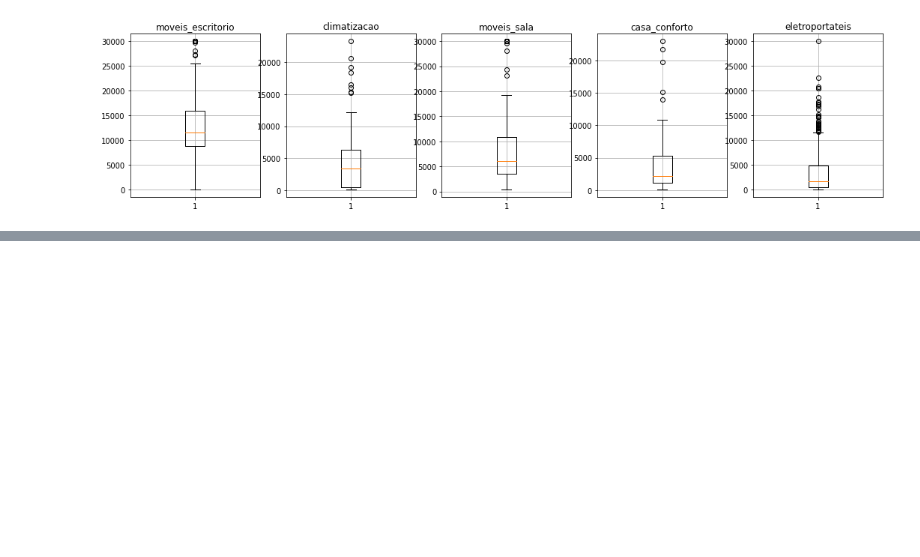
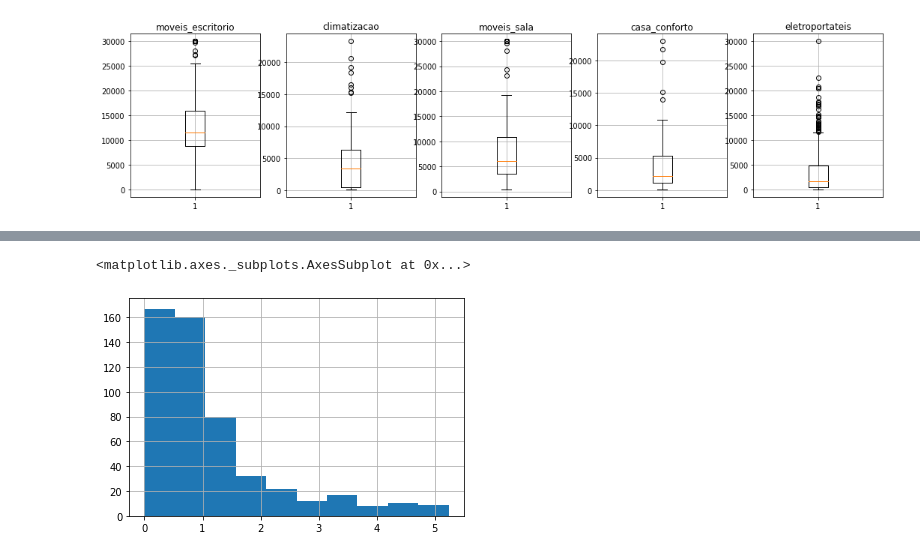
Before and after one commit to AdsonRamos/if697-2020.2, a Jupyter notebook: Projeto_IF697.ipynb, the cells around one changed output, grey strips where cells are left out. Saved outputs shown, nothing was run; the diff lists cells and outputs as text; code cells hidden in the pictures; blank space fills up the shorter version.

```diff
--- a/Projeto_IF697.ipynb
+++ b/Projeto_IF697.ipynb
@@ -338,0 +365,5 @@ for i in range(5):
+# %%
+(abs(pesos_log - pesos_log.median())/mad).hist()
+# %% [output]
+<matplotlib.axes._subplots.AxesSubplot at 0x...>
+[figure, added]
```
Also changed, not shown: parts of 12 cells of this notebook.
